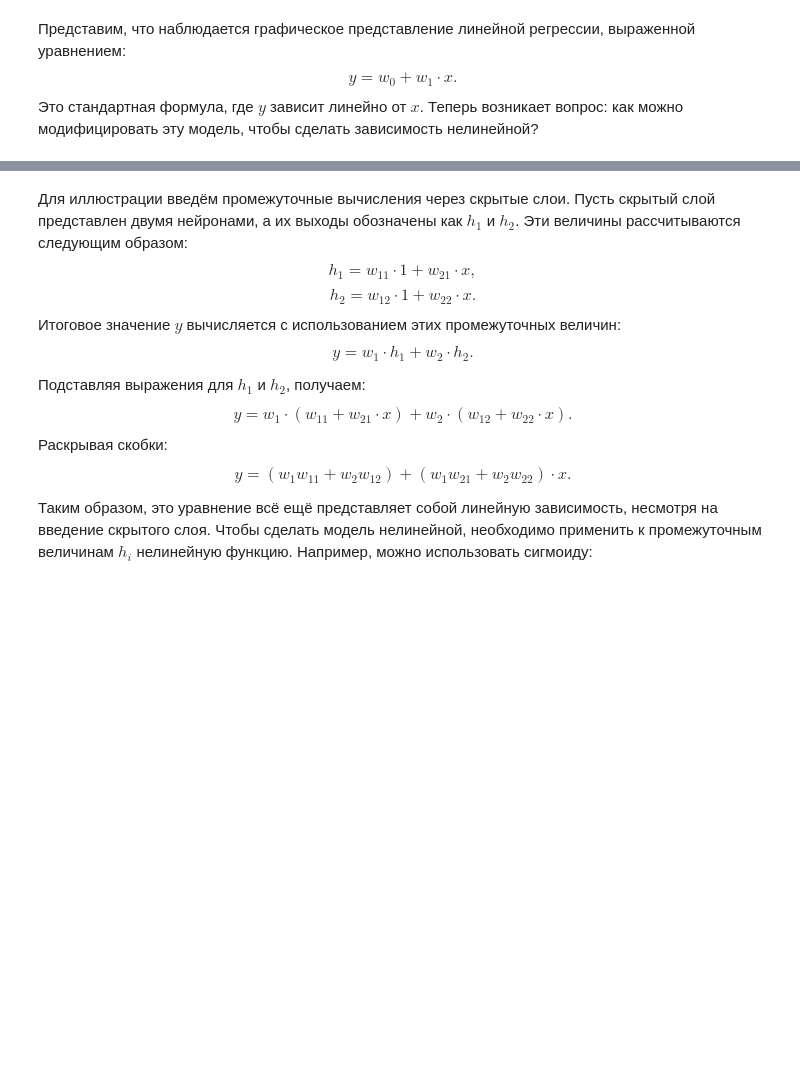
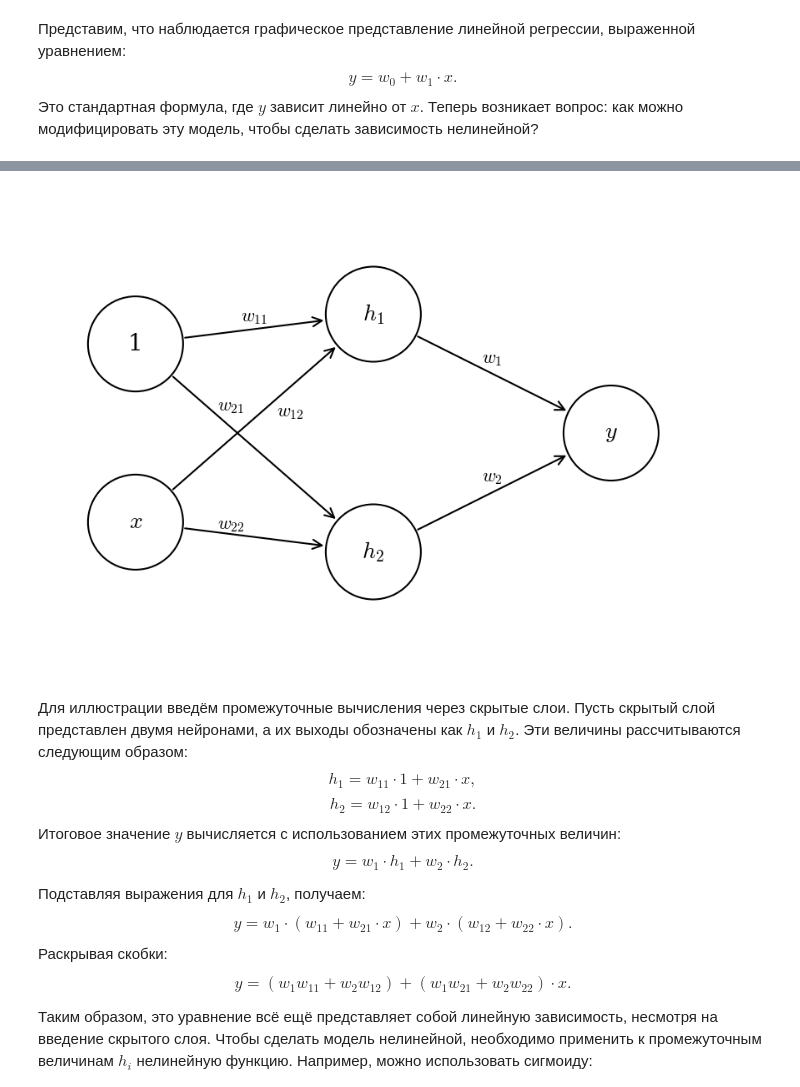
Before and after one commit to CodeHunterOfficial/ArabovMKDeep, a Jupyter notebook: DL-2026/Lecture_1/Lecture_1_Introduction_to_Neural_Networks.ipynb, the cells around one changed output, grey strips where cells are left out. Cells and saved outputs as stored; diff of their text form; code cells hidden in the pictures; blank space fills up the shorter version.

```diff
--- a/DL-2026/Lecture_1/Lecture_1_Introduction_to_Neural_Networks.ipynb
+++ b/DL-2026/Lecture_1/Lecture_1_Introduction_to_Neural_Networks.ipynb
@@ -127,3 +81,99 @@ plt.show()
+# %%
+import matplotlib.pyplot as plt
+import matplotlib.patches as patches
+import numpy as np
+
+# --- НАСТРОЙКА ШРИФТОВ ---
+plt.rcParams['mathtext.fontset'] = 'cm'
+plt.rcParams['font.family'] = 'serif'
+
+# Настройка фигуры
+fig, ax = plt.subplots(figsize=(9, 6))
+ax.set_xlim(0, 12)
+ax.set_ylim(0, 8)
+ax.axis('off')
+
+# Параметры
+radius = 0.8
+lw = 1.5
+arrow_props = dict(arrowstyle='->', lw=lw, color='black', mutation_scale=20)
+
+# Координаты центров узлов (X, Y)
+c_1 = (1.5, 5.5)
+c_x = (1.5, 2.5)
+c_h1 = (5.5, 6.0)
+c_h2 = (5.5, 2.0)
+c_y = (9.5, 4.0)
+
+# --- 1. РИСУЕМ КРУГИ ---
+ax.add_patch(patches.Circle(c_1, radius, fill=True, facecolor='white', edgecolor='black', linewidth=lw, zorder=2))
+ax.add_patch(patches.Circle(c_x, radius, fill=True, facecolor='white', edgecolor='black', linewidth=lw, zorder=2))
+ax.add_patch(patches.Circle(c_h1, radius, fill=True, facecolor='white', edgecolor='black', linewidth=lw, zorder=2))
+ax.add_patch(patches.Circle(c_h2, radius, fill=True, facecolor='white', edgecolor='black', linewidth=lw, zorder=2))
+ax.add_patch(patches.Circle(c_y, radius, fill=True, facecolor='white', edgecolor='black', linewidth=lw, zorder=2))
+
+# --- 2. ТЕКСТ ВНУТРИ УЗЛОВ ---
+font_size = 20
+ax.text(c_1[0], c_1[1], '1', ha='center', va='center', fontsize=font_size, zorder=3)
+ax.text(c_x[0], c_x[1], r'$x$', ha='center', va='center', fontsize=font_size, zorder=3)
+ax.text(c_h1[0], c_h1[1], r'$h_1$', ha='center', va='center', fontsize=font_size, zorder=3)
+ax.text(c_h2[0], c_h2[1], r'$h_2$', ha='center', va='center', fontsize=font_size, zorder=3)
+ax.text(c_y[0], c_y[1], r'$y$', ha='center', va='center', fontsize=font_size, zorder=3)
+
+# --- 3. ФУНКЦИЯ ДЛЯ РИСОВАНИЯ СТРЕЛОК (от границы к границе) ---
+def draw_arrow(start_center, end_center):
+    # Находим точки на окружностях
+    dx = end_center[0] - start_center[0]
+    dy = end_center[1] - start_center[1]
+    dist = np.hypot(dx, dy)
+
+    start_pt = (start_center[0] + (dx/dist)*radius, start_center[1] + (dy/dist)*radius)
+    end_pt = (end_center[0] - (dx/dist)*radius, end_center[1] - (dy/dist)*radius)
+
+    ax.annotate('', xy=end_pt, xytext=start_pt, arrowprops=arrow_props, zorder=1)
+    return start_pt, end_pt
+
+# --- 4. РИСУЕМ СТРЕЛКИ ---
+# От '1'
+_, _ = draw_arrow(c_1, c_h1)
+_, _ = draw_arrow(c_1, c_h2)
+# От 'x'
+_, _ = draw_arrow(c_x, c_h1)
+_, _ = draw_arrow(c_x, c_h2)
+# От скрытого слоя
+_, _ = draw_arrow(c_h1, c_y)
+_, _ = draw_arrow(c_h2, c_y)
+
+# --- 5. ПОДПИСИ ВЕСОВ ---
+# Находим середины стрелок для подписей (с добавлением сдвига)
+def get_midpoint(start_center, end_center):
+    return ((start_center[0] + end_center[0])/2, (start_center[1] + end_center[1])/2)
+
+# Веса от входа к скрытому слою
+mid_1_h1 = get_midpoint(c_1, c_h1)
+ax.text(mid_1_h1[0], mid_1_h1[1] + 0.2, r'$w_{11}$', ha='center', va='center', fontsize=16)
+
+mid_1_h2 = get_midpoint(c_1, c_h2)
+ax.text(mid_1_h2[0]+0.6, mid_1_h2[1] + 0.6, r'$w_{12}$', ha='center', va='center', fontsize=16)
+
+mid_x_h1 = get_midpoint(c_x, c_h1)
+ax.text(mid_x_h1[0]-0.4, mid_x_h1[1]+0.2, r'$w_{21}$', ha='center', va='center', fontsize=16)
+
+mid_x_h2 = get_midpoint(c_x, c_h2)
+ax.text(mid_x_h2[0] - 0.4, mid_x_h2[1]+0.2, r'$w_{22}$', ha='center', va='center', fontsize=16)
+
+# Веса от скрытого слоя к выходу
+mid_h1_y = get_midpoint(c_h1, c_y)
+ax.text(mid_h1_y[0], mid_h1_y[1] + 0.25, r'$w_1$', ha='center', va='center', fontsize=16)
+
+mid_h2_y = get_midpoint(c_h2, c_y)
+ax.text(mid_h2_y[0], mid_h2_y[1] + 0.25, r'$w_2$', ha='center', va='center', fontsize=16)
+
+ax.set_aspect('equal')
+plt.tight_layout()
+plt.show()
+# %% [output]
+[figure, added]
 # %% [markdown]
 
 Для иллюстрации введём промежуточные вычисления через скрытые слои. Пусть скрытый слой представлен двумя нейронами, а их выходы обозначены как $h_1$ и $h_2$. Эти величины рассчитываются следующим образом:
```
Also changed, not shown: parts of 4 cells of this notebook.
